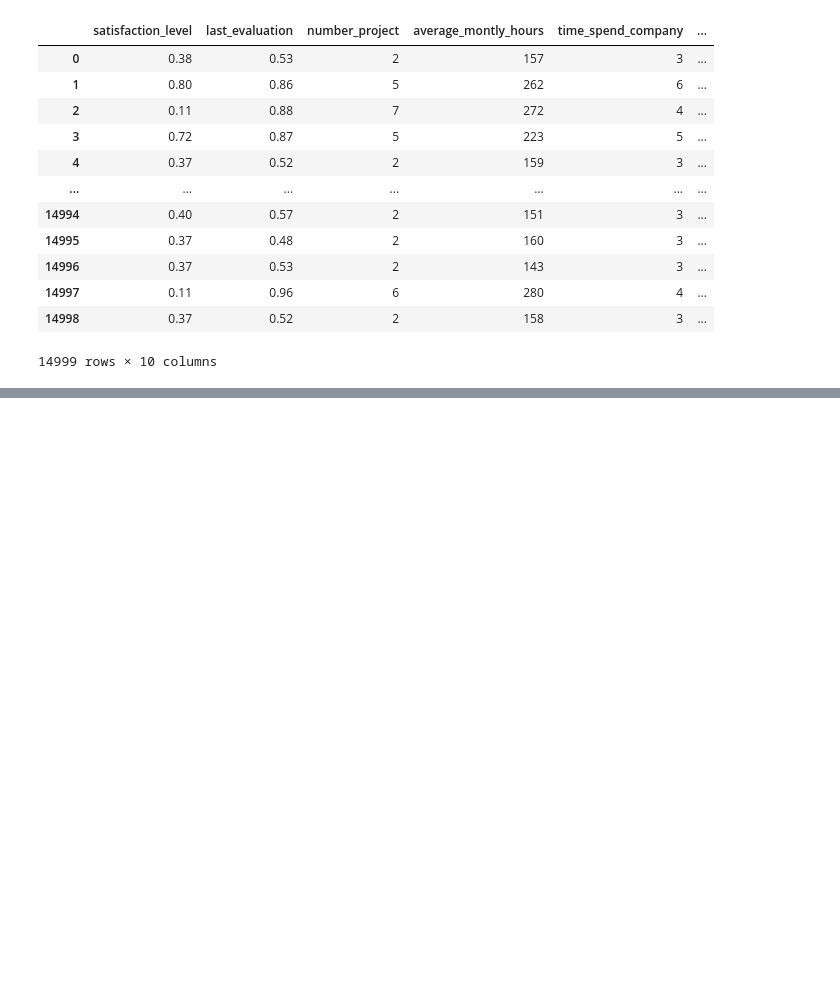
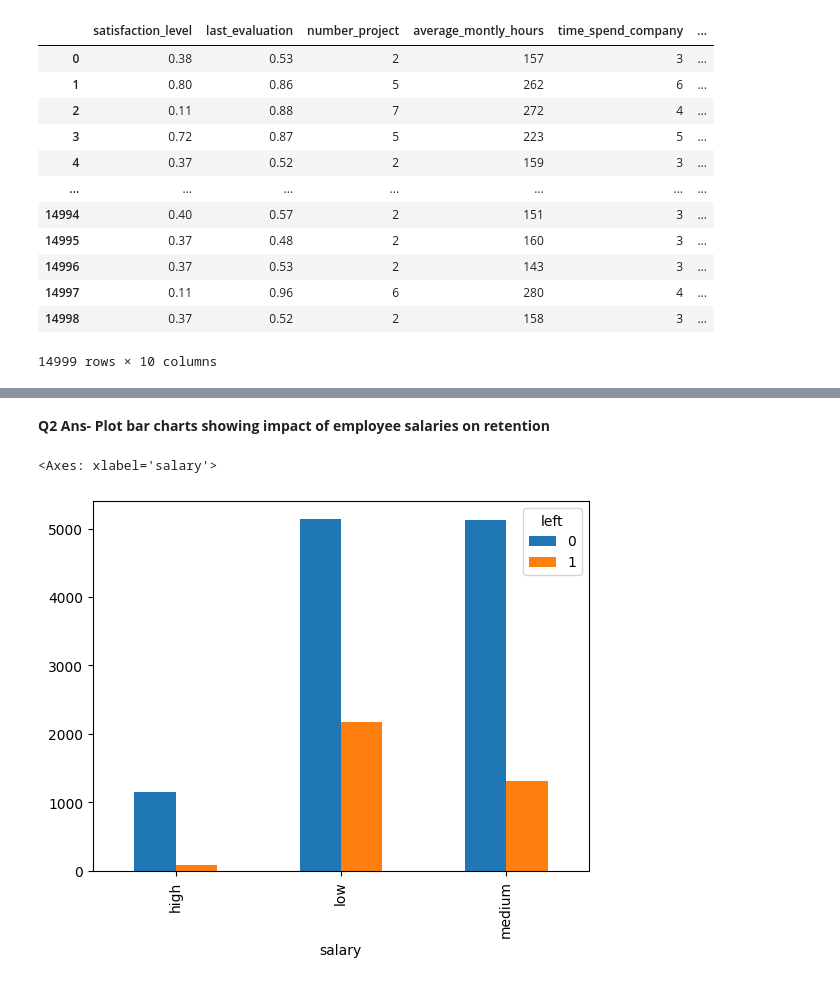
Before and after one commit to Shadoww002/MACHIN-LEARNING, a Jupyter notebook: logistic-regression-binary-classification.ipynb, the cells around one changed output, grey strips where cells are left out. Cells and saved outputs as stored; diff of their text form; code cells hidden in the pictures; blank space fills up the shorter version.

```diff
--- a/logistic-regression-binary-classification.ipynb
+++ b/logistic-regression-binary-classification.ipynb
@@ -106,0 +158,7 @@ d
+# %% [markdown]
+**Q2 Ans-** **Plot bar charts showing impact of employee salaries on retention**
+# %%
+pd.crosstab(d.salary,d.left).plot(kind='bar')
+# %% [output]
+<Axes: xlabel='salary'>
+[figure, added]
```
Also changed, not shown: parts of 20 cells of this notebook.
